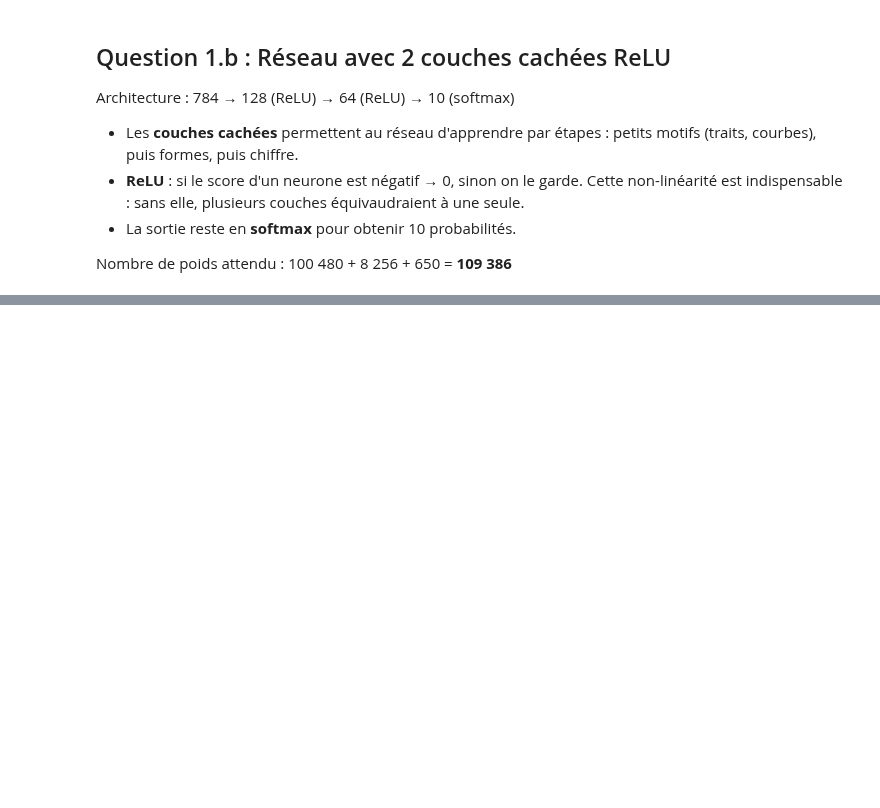
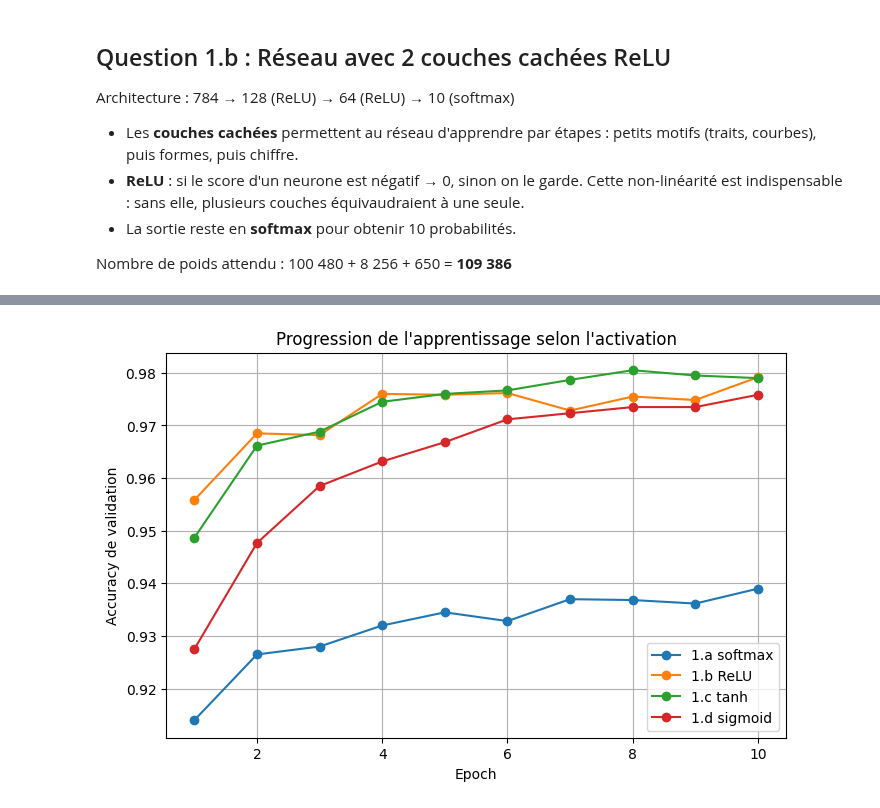
Before and after one commit to ahmetiejub/IA-embarque, a Jupyter notebook: TP1_MNIST/TP1_MNIST.ipynb, the cells around one changed output, grey strips where cells are left out. Saved outputs shown, nothing was run; the diff lists cells and outputs as text; code cells hidden in the pictures; blank space fills up the shorter version.

Commit message:
TP1 : fin de la partie 1 (1.c tanh, 1.d sigmoid, 1.e comparaison + analyse)

```diff
--- a/TP1_MNIST/TP1_MNIST.ipynb
+++ b/TP1_MNIST/TP1_MNIST.ipynb
@@ -269,0 +481,27 @@ Modèle sauvegardé dans models/
+# %%
+# ============================================================
+# QUESTION 1.e : Courbes d'apprentissage (accuracy de validation par epoch)
+# ============================================================
+
+# On regroupe les historiques d'entraînement des 4 réseaux
+historiques = {
+    '1.a softmax': historique_softmax,
+    '1.b ReLU':    historique_relu,
+    '1.c tanh':    historique_tanh,
+    '1.d sigmoid': historique_sigmoid,
+}
+
+plt.figure(figsize=(8, 5))
+for nom, hist in historiques.items():
+    # hist.history['val_accuracy'] = accuracy de validation à chaque epoch
+    epochs = range(1, len(hist.history['val_accuracy']) + 1)
+    plt.plot(epochs, hist.history['val_accuracy'], marker='o', label=nom)
+
+plt.xlabel('Epoch')
+plt.ylabel('Accuracy de validation')
+plt.title("Progression de l'apprentissage selon l'activation")
+plt.legend()
+plt.grid(True)
+plt.show()
+# %% [output]
+[figure, added]
```
Also changed, not shown: parts of 10 cells of this notebook.
